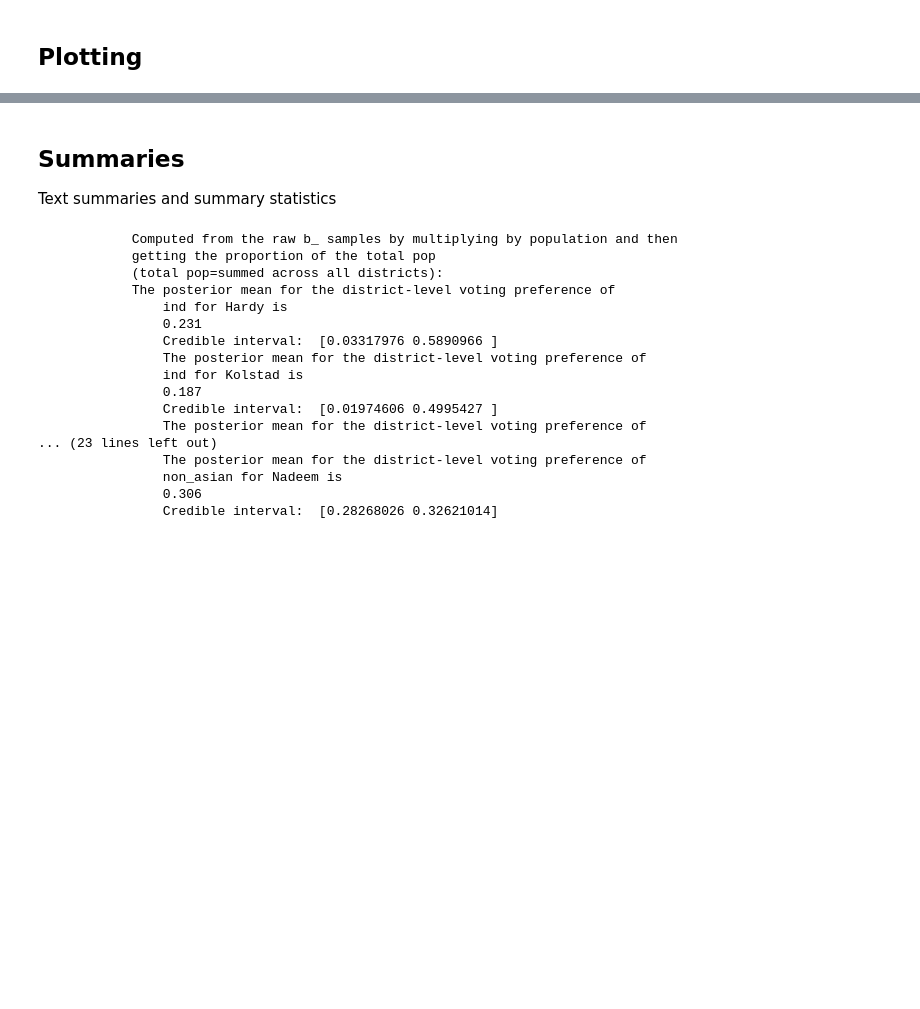
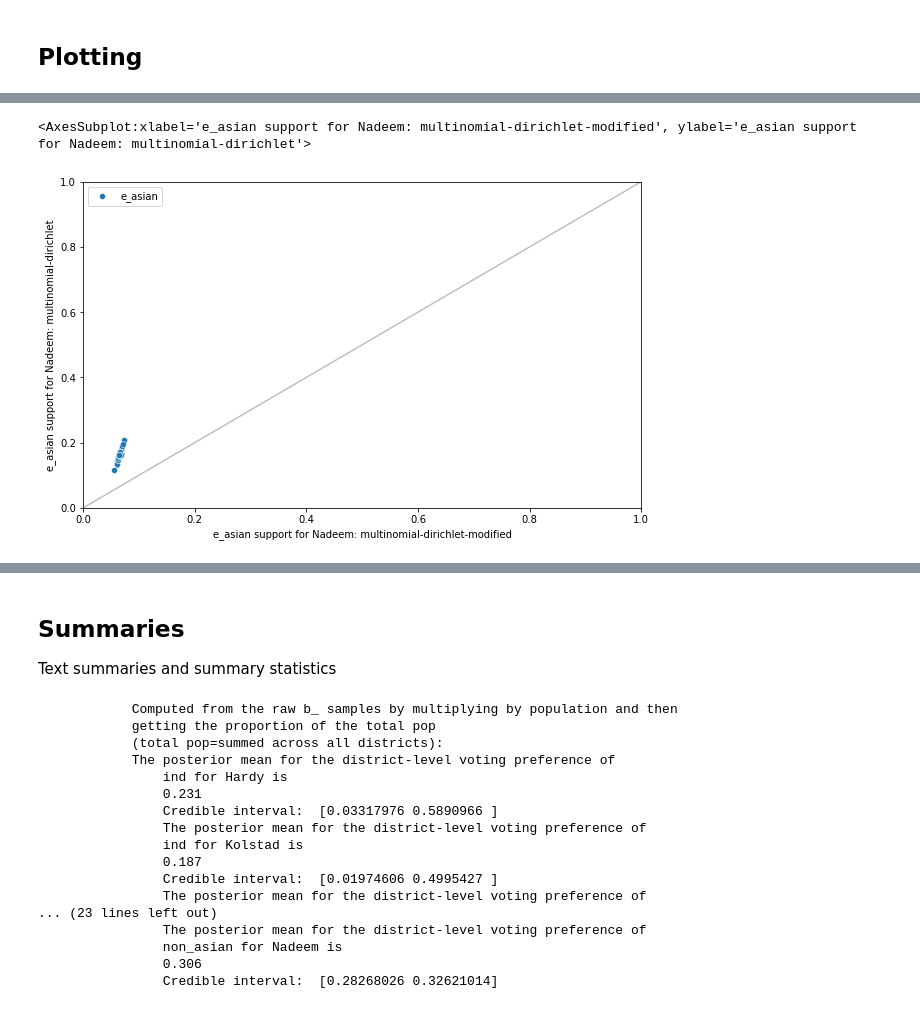
Before and after one commit to mggg/ecological-inference, a Jupyter notebook: pyei/examples/santa_clara_demo_r_by_c.ipynb, the cells around one changed output, grey strips where cells are left out. Drawn from its saved outputs; the diff is of its cells as text; code cells hidden in the pictures; blank space fills up the shorter version.

Commit message:
add plot_precinct_scatterplot() function

```diff
--- a/pyei/examples/santa_clara_demo_r_by_c.ipynb
+++ b/pyei/examples/santa_clara_demo_r_by_c.ipynb
@@ -61,0 +66,4 @@ ei.plot_intervals_by_precinct('e_asian', 'Kolstad') # 95% credible intervals by
+# %%
+ei_not_modified = RowByColumnEI(model_name='multinomial-dirichlet')
+# %%
+ei_not_modified.fit(group_fractions, votes_fractions, precinct_pops, demographic_group_names, candidate_names)
@@ -61,0 +80,8 @@ ei.plot_intervals_by_precinct('e_asian', 'Kolstad') # 95% credible intervals by
+# %%
+ei_runs = [ei, ei_not_modified]
+run_names = ['multinomial-dirichlet-modified', 'multinomial-dirichlet']
+# %%
+plot_precinct_scatterplot(ei_runs, run_names, "Nadeem", "e_asian")
+# %% [output]
+<AxesSubplot:xlabel='e_asian support for Nadeem: multinomial-dirichlet-modified', ylabel='e_asian support for Nadeem: multinomial-dirichlet'>
+[figure, added]
```
Also changed, not shown: parts of 12 cells of this notebook, 1 other file.
